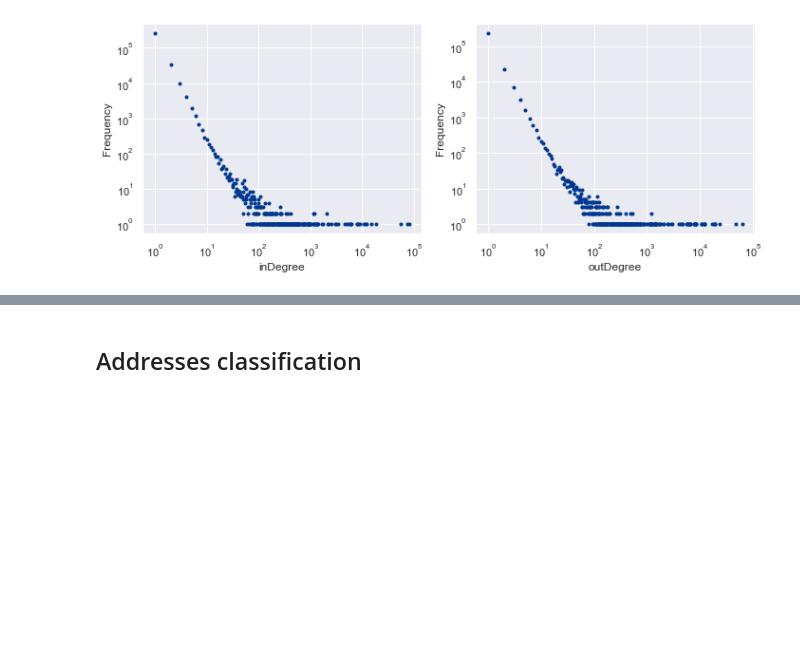
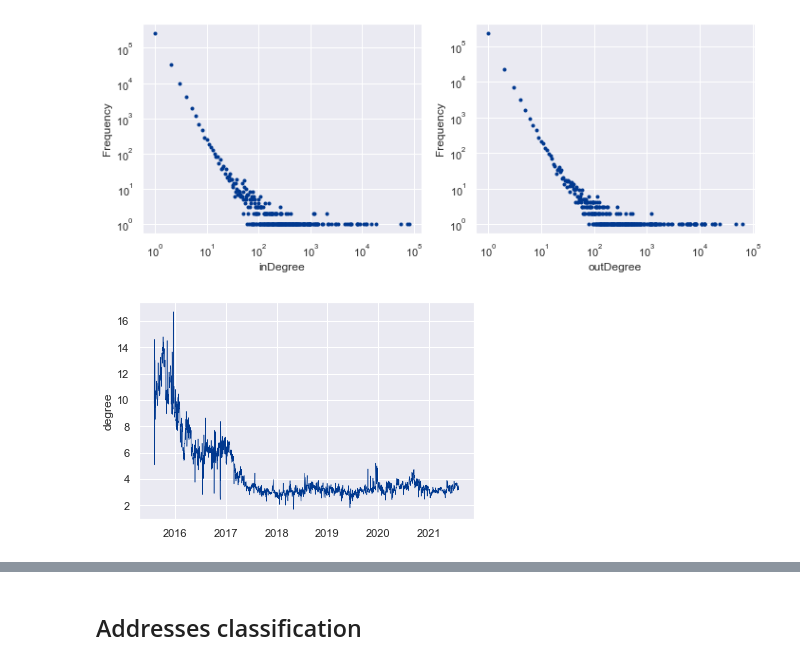
Before and after one commit to frebls/crypto-on-chain, a Jupyter notebook: data_analysis/EDA.ipynb, the cells around one changed output, grey strips where cells are left out. Drawn from its saved outputs; the diff is of its cells as text; code cells hidden in the pictures; blank space fills up the shorter version.

```diff
--- a/data_analysis/EDA.ipynb
+++ b/data_analysis/EDA.ipynb
@@ -535,0 +562,8 @@ plt.show()
+# %%
+x = 8
+plt.plot(degree.date[x:], degree.avg_outdegree[x:], color = pal[0], linewidth = .5)
+# plt.ticklabel_format(axis = "y", style = "sci", scilimits = (0,0))
+plt.ylabel('degree')
+plt.show()
+# %% [output]
+[figure, added]
```
Also changed, not shown: parts of 30 cells of this notebook, 1 other file.
